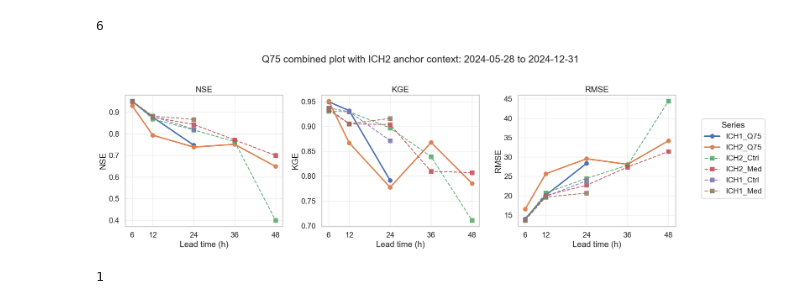
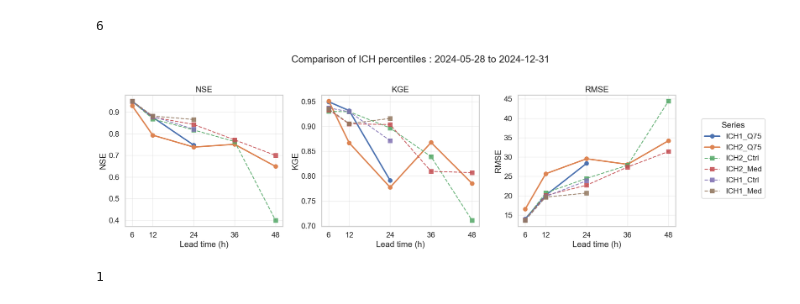
Before and after one commit to Rapsim/dp_arve, a Jupyter notebook: notebooks/plot_metrics_by_foen_forcing.ipynb, the cells around one changed output. Cells and saved outputs as stored; diff of their text form; code cells hidden in the pictures.

```diff
--- a/notebooks/plot_metrics_by_foen_forcing.ipynb
+++ b/notebooks/plot_metrics_by_foen_forcing.ipynb
@@ -16,7 +16,7 @@ try:
 except NameError:
     BASE_DIR = Path.cwd().resolve().parent
 
-DATA_PATH = BASE_DIR / 'outputs' / 'OFEV_determinist' / 'Q75' / 'metrics_all_models_summary.csv'
+DATA_PATH = BASE_DIR / 'outputs' / 'OFEV_determinist' / 'metrics_all_models_summary.csv'
 OUTPUT_DIR = BASE_DIR / 'outputs' / 'OFEV_determinist' / 'coverage_start_subplots'
 OUTPUT_DIR.mkdir(parents=True, exist_ok=True)
 
@@ -202,9 +203,6 @@ len(plots)
 [figure]
 6
 # %%
-from pathlib import Path
-
-
 def nse(obs, sim):
     return 1 - ((obs - sim) ** 2).sum() / ((obs - obs.mean()) ** 2).sum()
 
@@ -329,34 +327,34 @@ def plot_q75_only(q75_data: pd.DataFrame, context_data: pd.DataFrame):
         ax.set_title(metric)
         ax.set_xlabel('Lead time (h)')
         ax.set_ylabel(metric)
         ax.set_xticks(xticks)
         ax.grid(True, alpha=0.3)
 
     handles, labels = axes[0].get_legend_handles_labels()
     coverage_start_date = coverage_start.date()
     coverage_end_date = coverage_end.date()
 
     fig.legend(handles, labels, title='Series', bbox_to_anchor=(0.92, 0.5), loc='center left')
-    fig.suptitle(f'Q75 combined plot with ICH2 anchor context: {coverage_start_date} to {coverage_end_date}', y=1.02)
+    fig.suptitle(f'Comparison of ICH percentiles : {coverage_start_date} to {coverage_end_date}', y=1.02)
     fig.tight_layout(rect=(0, 0, 0.90, 1))
     return fig
 
 
 plots_q75 = []
 q75_all = plot_df[
     plot_df['model'].eq('OFEV') &
     plot_df['ofev_model'].str.contains('Q75', na=False)
 ].copy()
 
 fig_q75 = plot_q75_only(q75_all, plot_df)
 if fig_q75 is not None:
     plots_q75.append(fig_q75)
-    file_name_q75 = 'metrics_q75_only_with_ICH2_context_and_controls.png'
+    file_name_q75 = 'metrics_q75_only_with_ICH2_ICH1.png'
     fig_q75.savefig(OUTPUT_DIR / file_name_q75, dpi=200, bbox_inches='tight')
     display(fig_q75)
     plt.close(fig_q75)
 
 len(plots_q75)
 # %% [output]
-[figure, old version]
+[figure, new version]
 1
```
Also changed, not shown: parts of 1 cell of this notebook, 36 other files.
